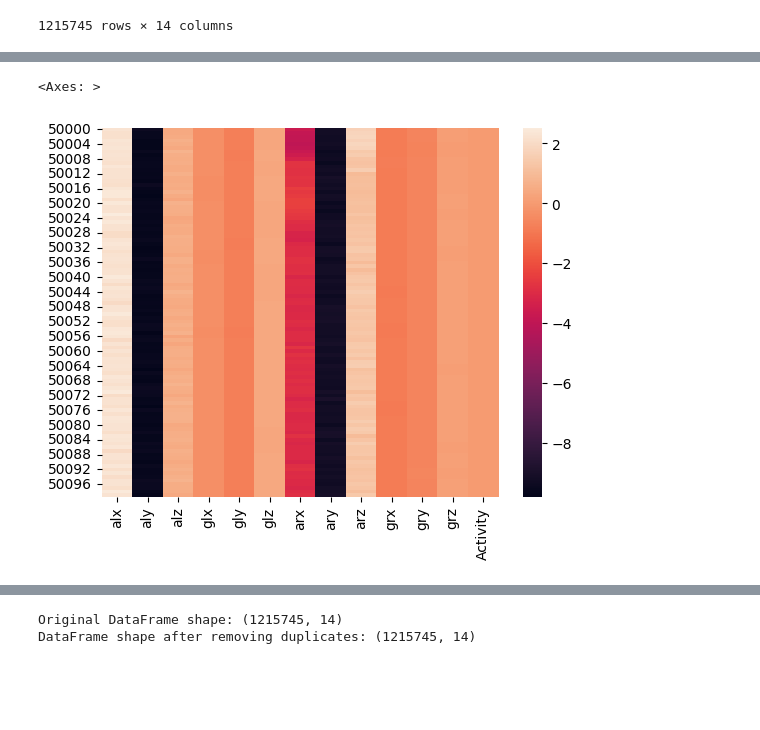
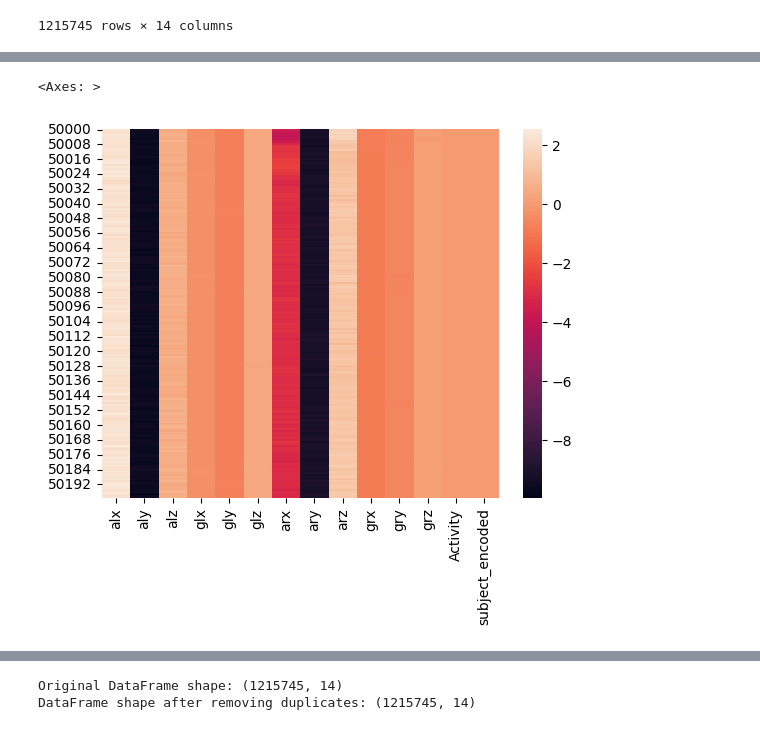
Before and after one commit to seifahmed2004/ML-Project, a Jupyter notebook: ML_project.ipynb, the cells around one changed output, grey strips where cells are left out. Cells and saved outputs as stored; diff of their text form; code cells hidden in the pictures; blank space fills up the shorter version.

```diff
--- a/ML_project.ipynb
+++ b/ML_project.ipynb
@@ -37,7 +36,15 @@ df
 | 1215743 | 1.5279 | -9.6306 | 0.30458 | -0.341370 | -0.90056 | -0.61493 | -3.5564 | -9.1441 | 0.594880 | 0.041176 | -0.99384 | ... |
 | 1215744 | 1.6614 | -9.8398 | 0.18088 | -0.332100 | -0.90432 | -0.61886 | -3.9035 | -8.9324 | 0.761710 | 0.035294 | -1.02050 | ... |
 1215745 rows × 14 columns
+# %%
+from sklearn.preprocessing import LabelEncoder
+le = LabelEncoder()
+df['subject_encoded'] = le.fit_transform(df['subject'])
+df.drop(columns=['subject'], inplace=True)
+sample_of_data = df.sample(n=10000, random_state=42)
+X = sample_of_data.drop(columns=['Activity'])
+y = sample_of_data['Activity']
 # %%
-df_subset = df.iloc[50000:50100]
-print(df_subset)
+df_subset = df.iloc[50000:50200]
+df_subset
 # %% [output]
@@ -61,10 +64,9 @@ print(df_subset)
 # %%
 import seaborn as sns
-X = df_subset.drop('subject',axis=1)
-sns.heatmap(X)
+sns.heatmap(df_subset)
 # %% [output]
 <Axes: >
-[figure, old version]
+[figure, new version]
 # %%
 #Visualization of sample data points
 print("Sample data points:")
```
Also changed, not shown: parts of 27 cells of this notebook.
